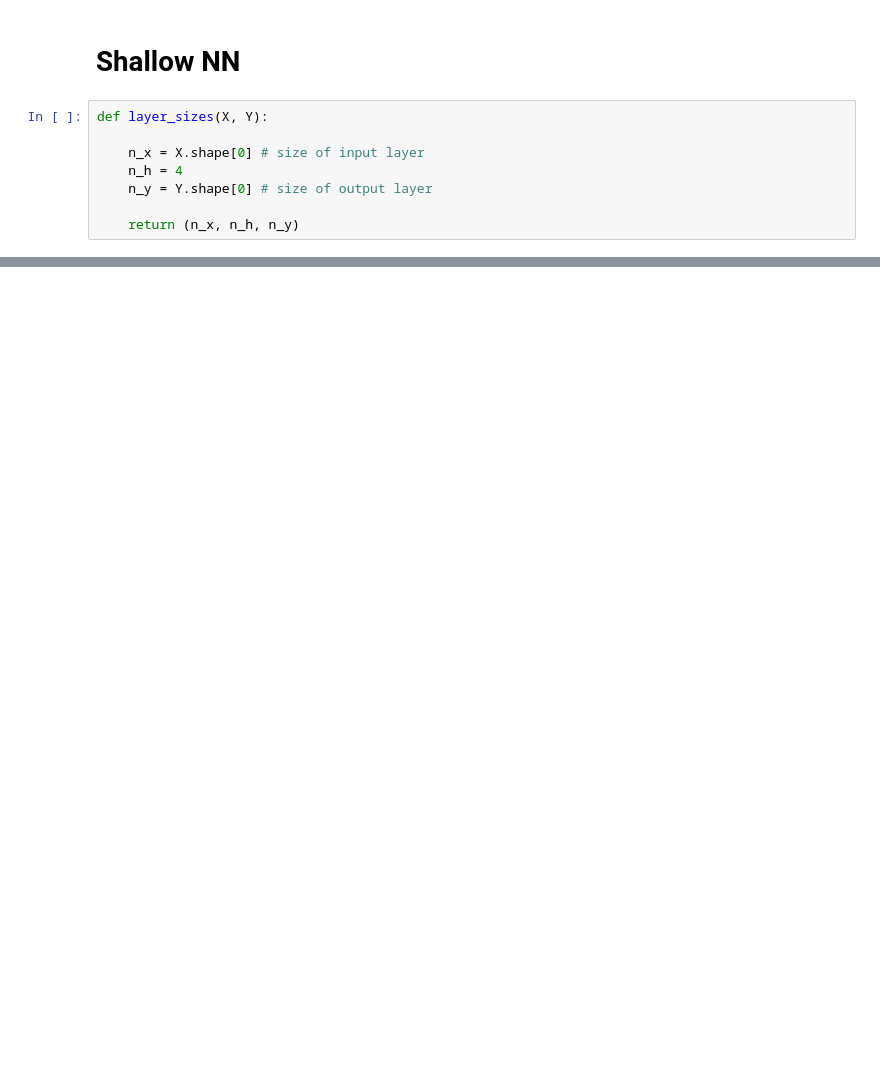
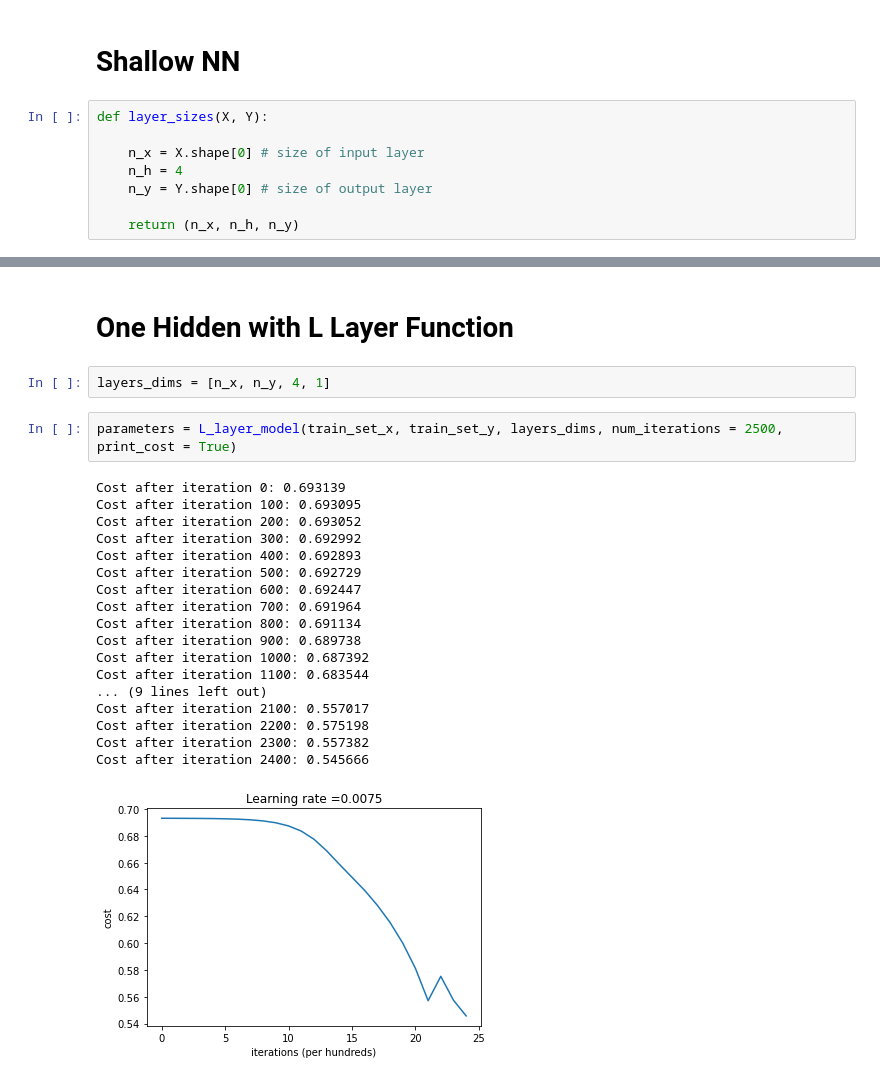
Before and after one commit to SamanZargarzadeh/Automatic-Image-Tagging-for-Fashion-E-commerce, a Jupyter notebook: Deep Learning Making Data Binary.ipynb, the cells around one changed output, grey strips where cells are left out. Drawn from its saved outputs; the diff is of its cells as text; blank space fills up the shorter version.

```diff
--- a/Deep Learning Making Data Binary.ipynb
+++ b/Deep Learning Making Data Binary.ipynb
@@ -699,0 +911,25 @@ AssertionError:
+# %% [markdown]
+# One Hidden with L Layer Function
+# %%
+layers_dims = [n_x, n_y, 4, 1]
+# %%
+parameters = L_layer_model(train_set_x, train_set_y, layers_dims, num_iterations = 2500, print_cost = True)
+# %% [output]
+Cost after iteration 0: 0.693139
+Cost after iteration 100: 0.693095
+Cost after iteration 200: 0.693052
+Cost after iteration 300: 0.692992
+Cost after iteration 400: 0.692893
+Cost after iteration 500: 0.692729
+Cost after iteration 600: 0.692447
+Cost after iteration 700: 0.691964
+Cost after iteration 800: 0.691134
+Cost after iteration 900: 0.689738
+Cost after iteration 1000: 0.687392
+Cost after iteration 1100: 0.683544
+... (9 lines left out)
+Cost after iteration 2100: 0.557017
+Cost after iteration 2200: 0.575198
+Cost after iteration 2300: 0.557382
+Cost after iteration 2400: 0.545666
+[figure, added]
```
Also changed, not shown: parts of 52 cells of this notebook.
